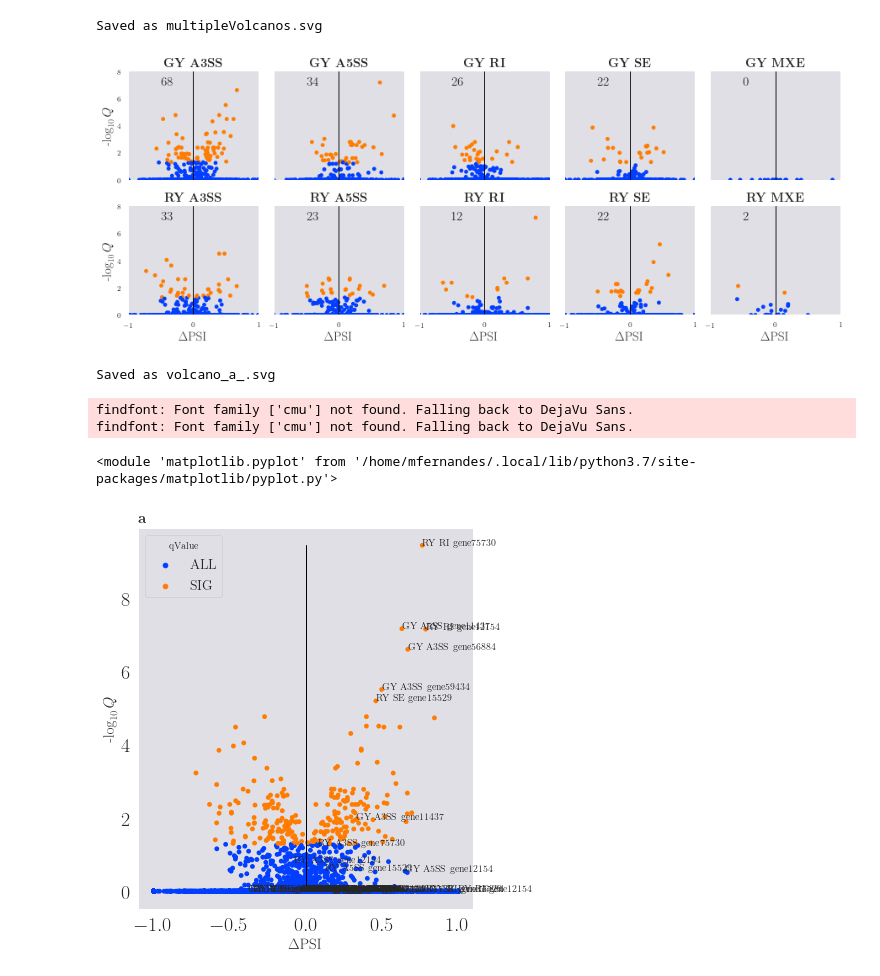
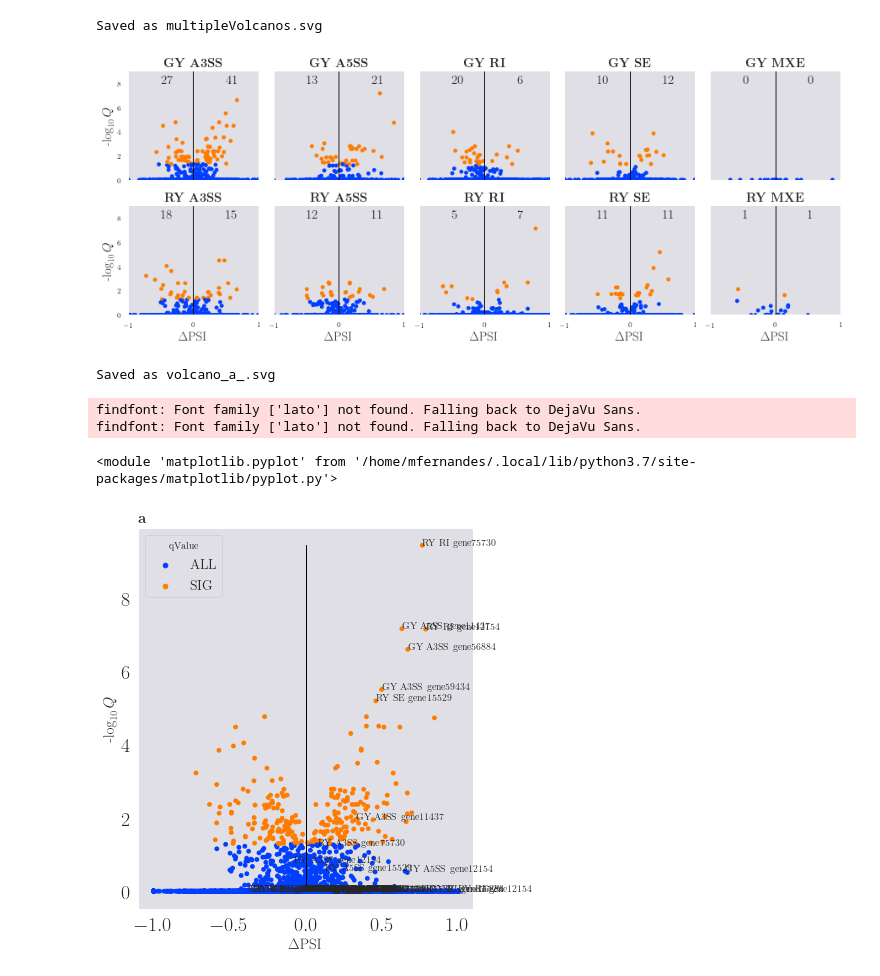
Before and after one commit to MiqueiasFernandes/bioinformatics, a Jupyter notebook: Volcano Seaborn.ipynb, the cells around one changed output. Saved outputs shown, nothing was run; the diff lists cells and outputs as text; code cells hidden in the pictures.

```diff
--- a/Volcano Seaborn.ipynb
+++ b/Volcano Seaborn.ipynb
@@ -29,7 +29,7 @@ rc = {'lines.linewidth': 2,
       'axes.labelsize': LABEL_SIZE,
       'axes.titlesize': TITLE_SIZE,
       'legend.fontsize': 'x-large',
-      'font.family':'cmu', 'font.serif':['cmu'],
+      'font.family':'lato', 'font.serif':['lato'],
       'axes.facecolor': 'DFDFE5'}
 sns.set_context('paper', rc=rc)
 sns.set_style('dark', rc=rc)
@@ -113,8 +113,9 @@ def multipleVolcanos(data, output="multipleVolcanos.svg",
         lab = ax.title.get_text().replace('Label = ', '')
         ax.title.set_text(r'\textbf{%s}' % lab)
         if notes:
-            text, posX, posY = notes(data.loc[data[lab_col] == lab])
-            ax.annotate(text, xy=(posX, posY), fontsize=NOTE_SIZE)
+            for nt in notes:
+                text, posX, posY = nt(data.loc[data[lab_col] == lab])
+                ax.annotate(text, xy=(posX, posY), fontsize=NOTE_SIZE)
 
     # Adjust the tick positions and labels
     grid.set(xticks=[-1,0,1], xlim=xlim, ylim=ylim)
@@ -138,16 +139,20 @@ ry_dt.Label = "RY " + ry_dt.Label
 all_data = pd.concat([gy_dt, ry_dt])
 # %%
 g = multipleVolcanos(all_data,
-                     notes=lambda dt: (len(dt.loc[dt['qValue'] == 'SIG']), -.5, 7)
+                     notes=[
+                         lambda dt: (len(dt.loc[(dt['qValue'] == 'SIG') & (dt['PSI'] < 0)]), -.5, 8),
+                         lambda dt: (len(dt.loc[(dt['qValue'] == 'SIG') & (dt['PSI'] > 0)]), .5, 8),
+                     ],
+                     ylim=(0,9)
                     )
 # %% [output]
 Saved as multipleVolcanos.svg
-[figure, old version]
+[figure, new version]
 # %%
 volcano(all_data)
 # %% [output]
 Saved as volcano_a_.svg
-findfont: Font family ['cmu'] not found. Falling back to DejaVu Sans.
-findfont: Font family ['cmu'] not found. Falling back to DejaVu Sans.
+findfont: Font family ['lato'] not found. Falling back to DejaVu Sans.
+findfont: Font family ['lato'] not found. Falling back to DejaVu Sans.
 <module 'matplotlib.pyplot' from '/home/mfernandes/.local/lib/python3.7/site-packages/matplotlib/pyplot.py'>
 [figure]
```
